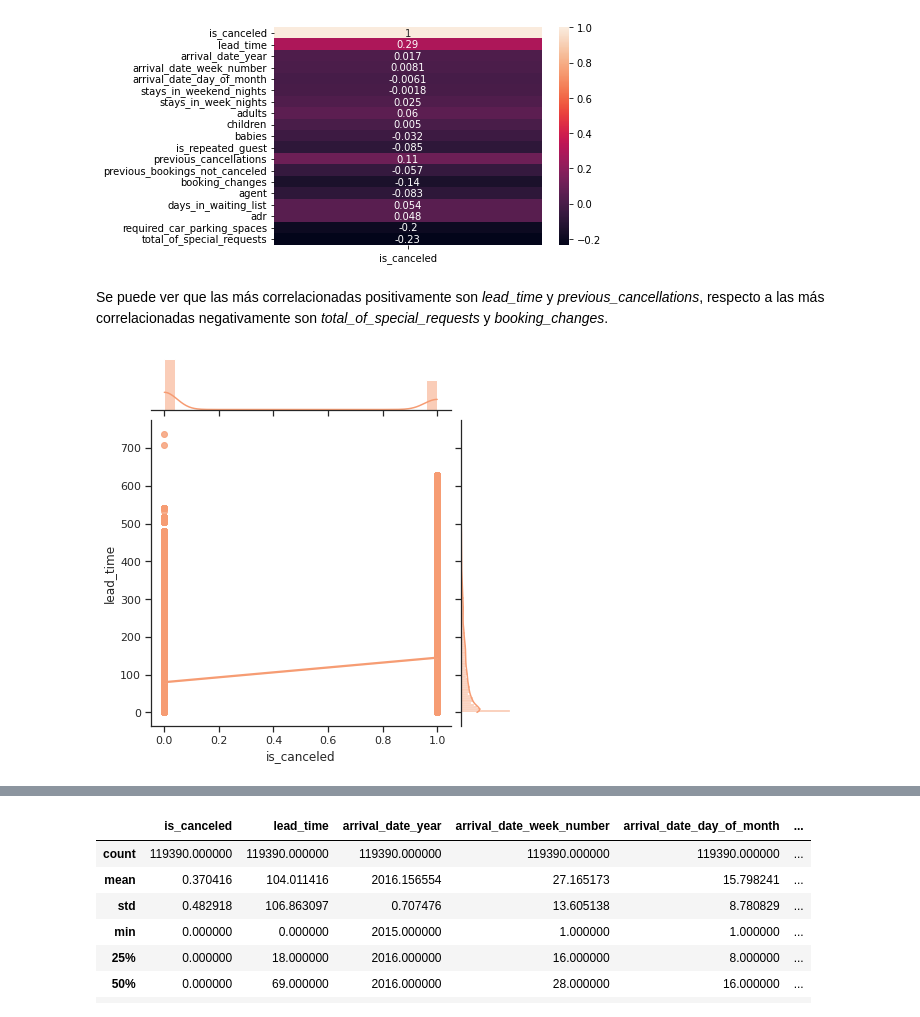
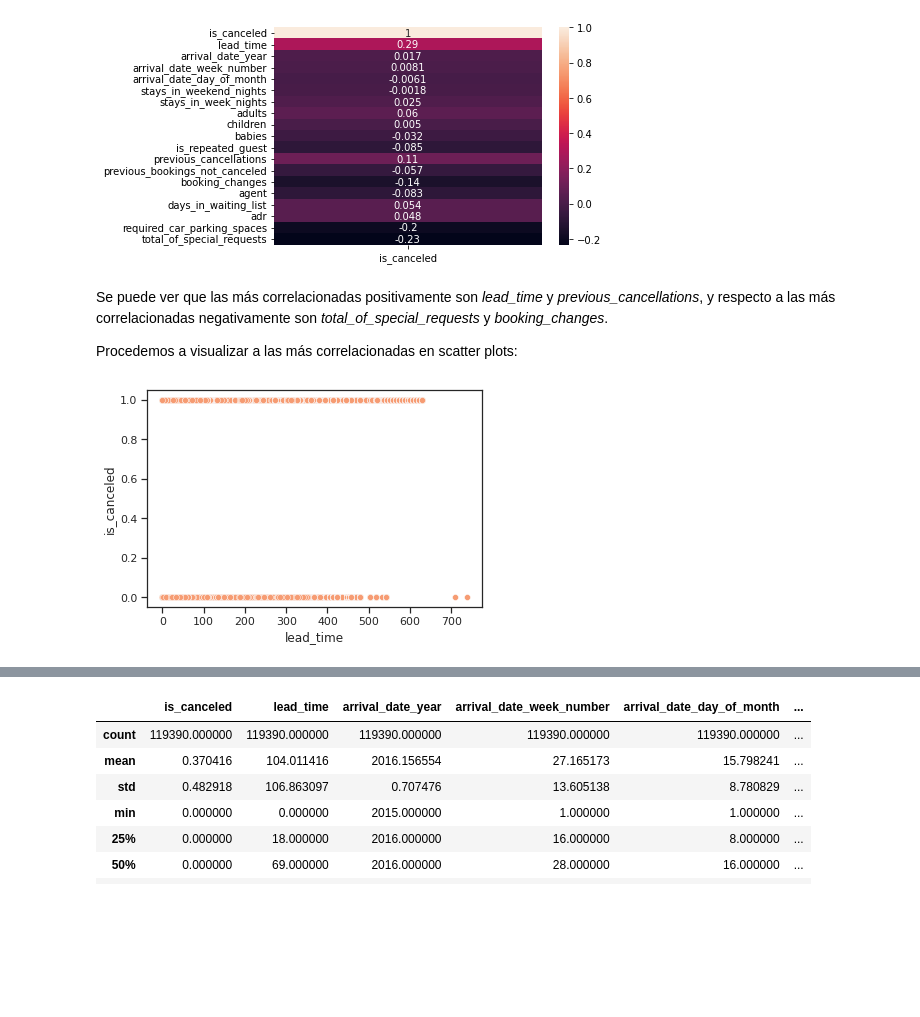
Before and after one commit to 1gnacio/orgadatos-collab-tp2, a Jupyter notebook: TP2.ipynb, the cells around one changed output, grey strips where cells are left out. Cells and saved outputs as stored; diff of their text form; code cells hidden in the pictures; blank space fills up the shorter version.

```diff
--- a/TP2.ipynb
+++ b/TP2.ipynb
@@ -1381,15 +1655,18 @@ sns.heatmap(data.corr()[['is_canceled']],annot=True)
 <matplotlib.axes._subplots.AxesSubplot at 0x...>
 [figure]
 # %% [markdown]
-Se puede ver que las más correlacionadas positivamente son _lead_time_ y _previous_cancellations_, respecto a las más correlacionadas negativamente son _total_of_special_requests_ y _booking_changes_.
+Se puede ver que las más correlacionadas positivamente son _lead_time_ y _previous_cancellations_, y respecto a las más correlacionadas negativamente son _total_of_special_requests_ y _booking_changes_.
+
+Procedemos a visualizar a las más correlacionadas en scatter plots:
 # %%
 sns.set_theme(style="ticks")
-x = data['is_canceled']
-y = data['lead_time']
+x = data['lead_time']
+y = data['is_canceled']
 
-sns.jointplot(x=x, y=y, kind="reg", color="#F69C73")
+
+sns.scatterplot(x=x, y=y, color="#F69C73")
 plt.show()
 # %% [output]
-[figure, old version]
+[figure, new version]
 # %%
 sns.set_theme(style="ticks")
```
Also changed, not shown: parts of 103 cells of this notebook.
